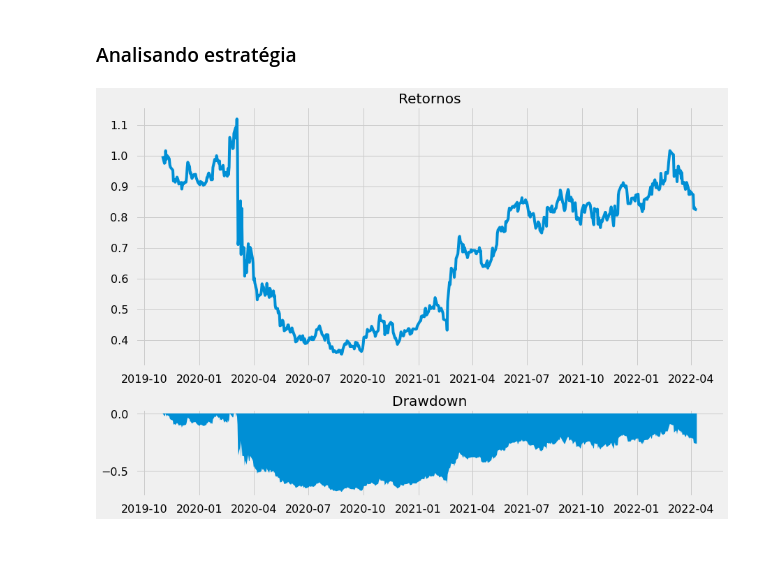
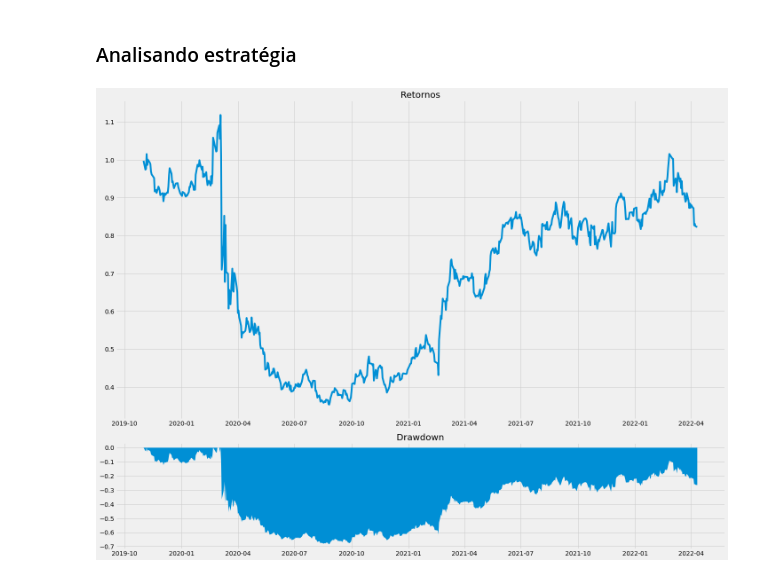
Before and after one commit to Jhonattanln/Decision_Tree, a Jupyter notebook: Decision_Tree_Classifier.ipynb, the cells around one changed output. Cells and saved outputs as stored; diff of their text form; code cells hidden in the pictures; blank space fills up the shorter version.

```diff
--- a/Decision_Tree_Classifier.ipynb
+++ b/Decision_Tree_Classifier.ipynb
@@ -128,12 +128,12 @@ peaks = wealth.cummax()
 drawdown = (wealth-peaks)/peaks
 # %%
 plt.style.use('fivethirtyeight')
-f, (a0, a1) = plt.subplots(2, 1, gridspec_kw={'height_ratios': [3, 1]})
+f, (a0, a1) = plt.subplots(2, 1, figsize=(20, 15), gridspec_kw={'height_ratios': [3, 1]})
 a0.plot((df['Strategy_returns'][X_train.shape[0]:]+1).cumprod())
 a0.set_title('Retornos')
 a1.plot(drawdown, linewidth=0)
 a1.set_title('Drawdown')
 a1.fill_between(drawdown.index, drawdown, alpha=1)
 f.tight_layout()
 # %% [output]
-[figure, old version]
+[figure, new version]
```
Also changed, not shown: parts of 1 cell of this notebook.
